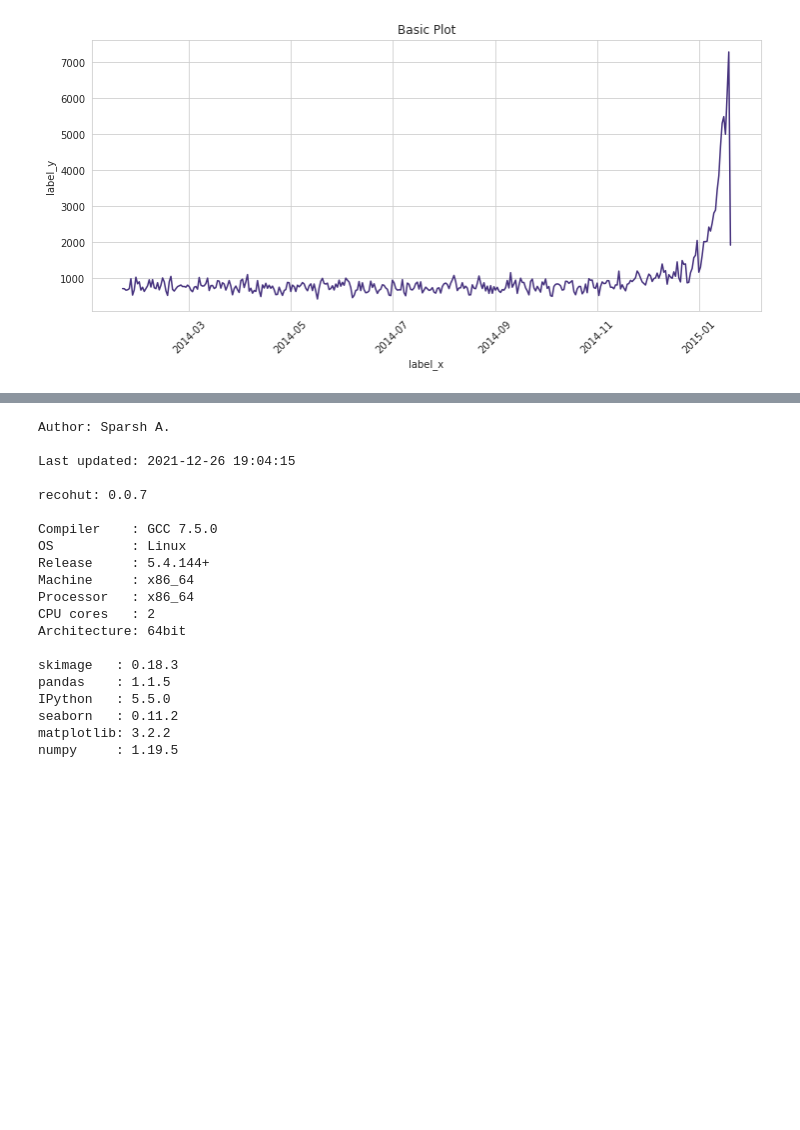
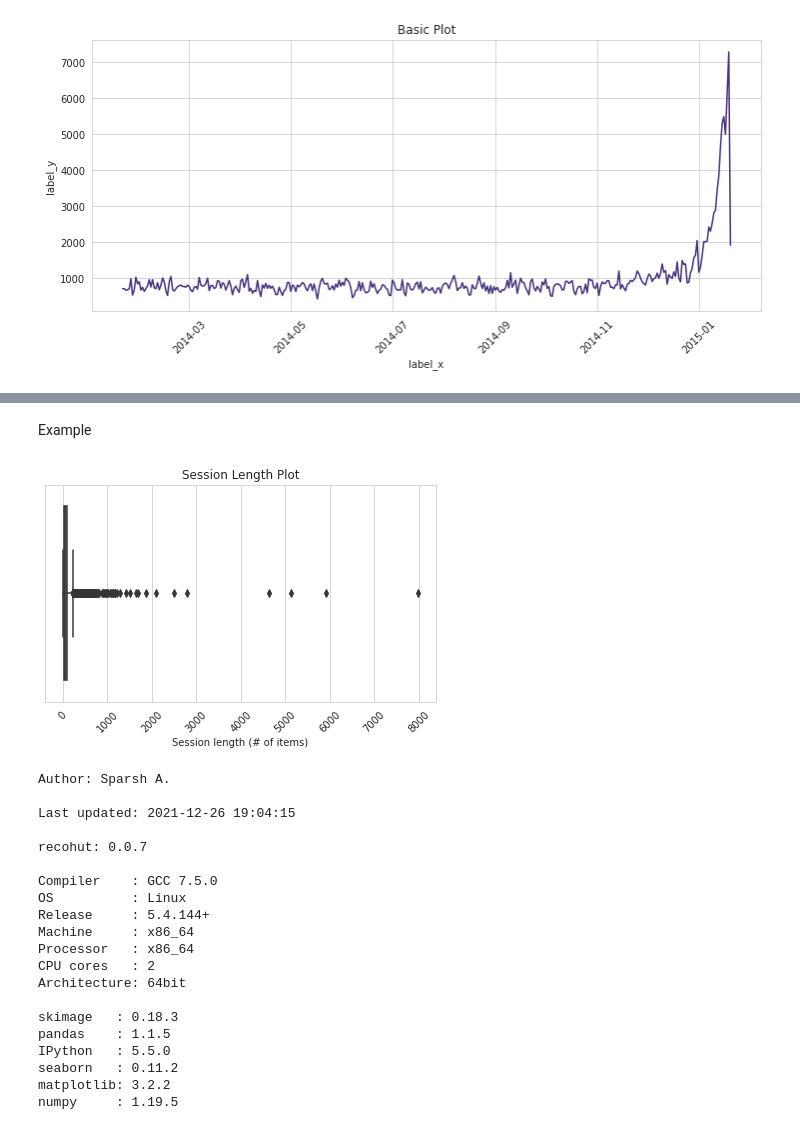
Before and after one commit to recohut/recohut, a Jupyter notebook: nbs/utils/utils.plots.ipynb, the cells around one changed output, grey strips where cells are left out. Drawn from its saved outputs; the diff is of its cells as text; code cells hidden in the pictures; blank space fills up the shorter version.

```diff
--- a/nbs/utils/utils.plots.ipynb
+++ b/nbs/utils/utils.plots.ipynb
@@ -552,3 +654,24 @@ g = AggregateTimePlot(df, agg_col='user_id', ts_col='ts', **kwargs)
+# %%
+#export
+class SessionLengthPlot(BasicVisual):
+    def __init__(self, session_lengths, **kwargs):
+        self.session_lengths = session_lengths
+        super().__init__(**kwargs)
+
+    def plot(self):
+        sns.boxplot(x=self.session_lengths, ax=self.ax)
+        for patch in self.ax.artists:
+            r, g, b, a = patch.get_facecolor()
+            patch.set_facecolor((r, g, b, .7))
+# %% [markdown]
+Example
+# %%
+kwargs = {'label_x':'Session length (# of items)', 'label_y':'',
+            'figsize':(7,4), 'title':'Session Length Plot'}
+session_lengths = df.groupby('CustomerID').count()['StockCode'].values
+_ = SessionLengthPlot(session_lengths, **kwargs)
+# %% [output]
+[figure, added]
 # %%
 #hide
 %reload_ext watermark
```
Also changed, not shown: parts of 24 cells of this notebook.
